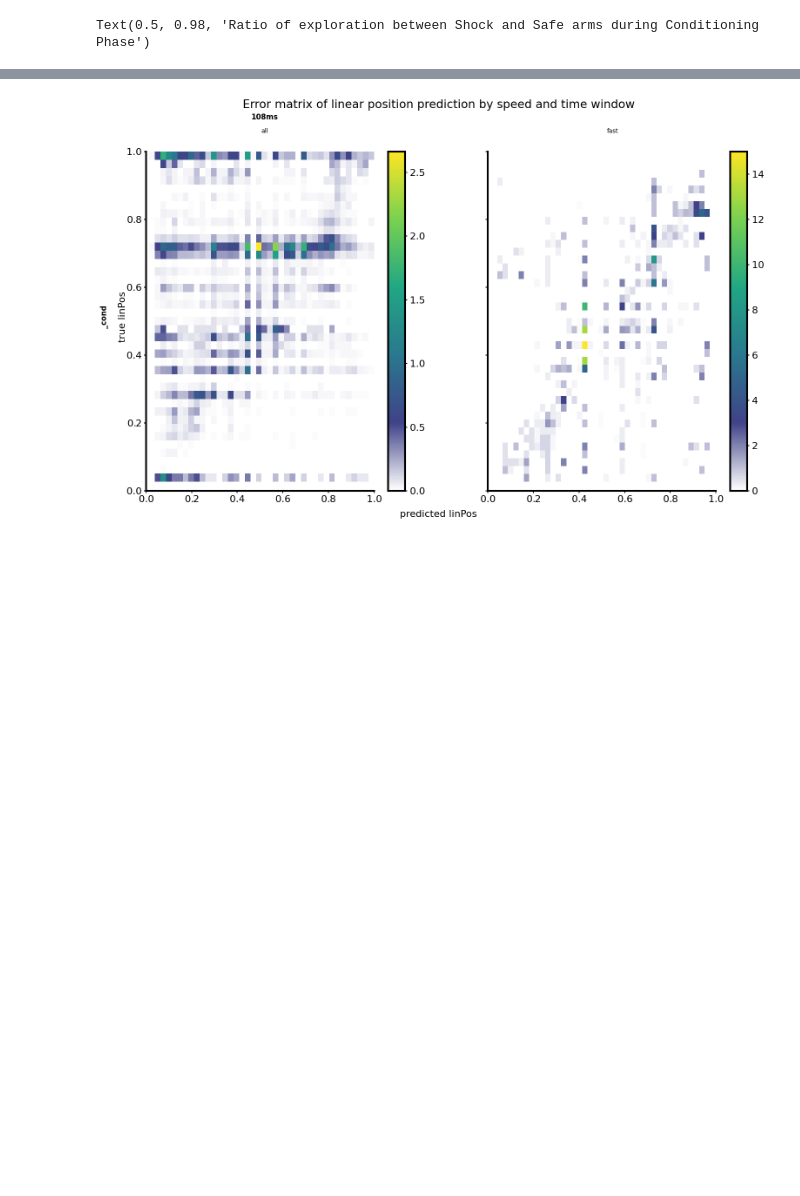
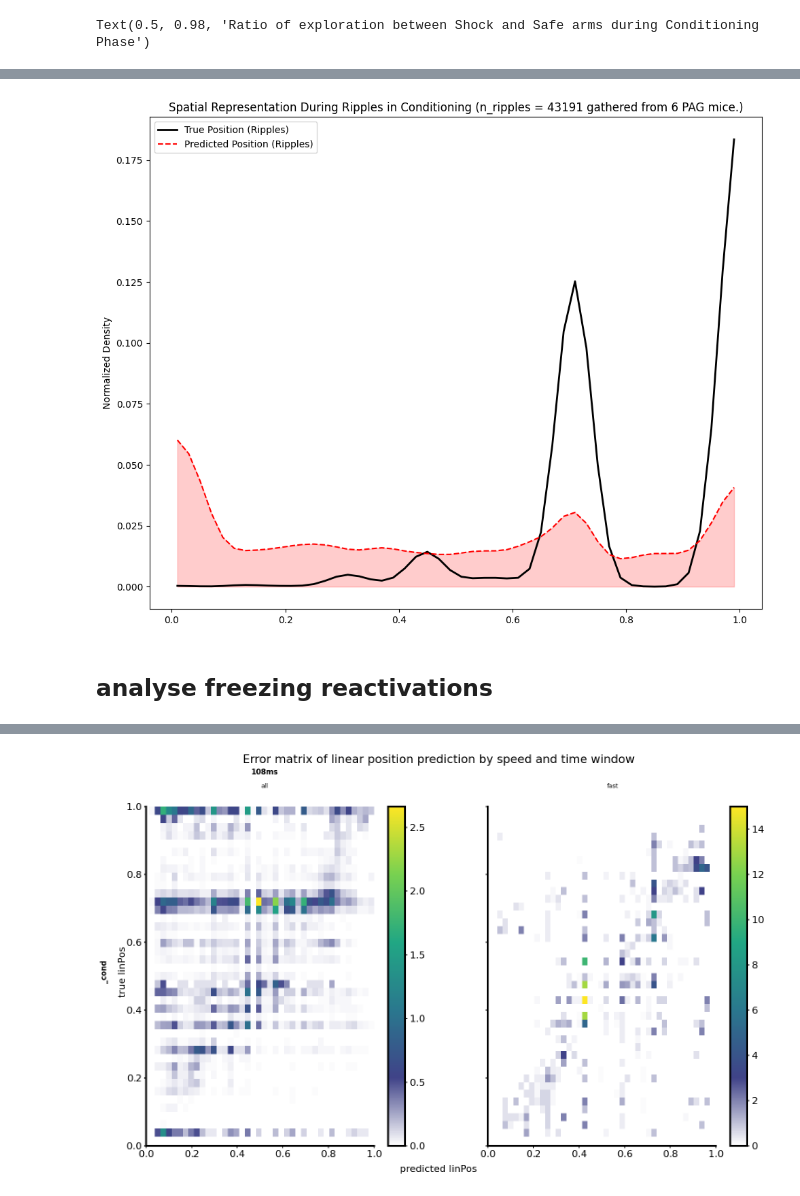
Before and after one commit to MobsLab/neuroEncoders, a Jupyter notebook: notebooks/NotebookKarim_ResultsLoader.ipynb, the cells around one changed output, grey strips where cells are left out. Drawn from its saved outputs; the diff is of its cells as text; code cells hidden in the pictures; blank space fills up the shorter version.

```diff
--- a/notebooks/NotebookKarim_ResultsLoader.ipynb
+++ b/notebooks/NotebookKarim_ResultsLoader.ipynb
@@ -398,0 +384,35 @@ main_dir = os.path.realpath(
+# %%
+# --- 1. Compute Baselines (Pre-phase or Non-Ripples) ---
+# We use this to see what 'normal' behavior looks like
+pre_true_dens, centers = get_1d_tuning_curve(true_pre, np.ones(len(true_pre), dtype=bool))
+pre_pred_dens, _       = get_1d_tuning_curve(predictions_pre, np.ones(len(predictions_pre), dtype=bool))
+
+# --- 2. Compute Freezing Curves (Cond-phase) ---
+ripples_true_dens, _    = get_1d_tuning_curve(true_cond, is_rip)
+ripples_pred_dens, _    = get_1d_tuning_curve(predictions_cond, is_rip)
+
+# --- 3. Visualization ---
+fig, ax1 = plt.subplots(1, 1, figsize=(10, 8), sharex=True)
+
+# Plot A: True vs Predicted during Freezing
+ax1.plot(centers, ripples_true_dens, label='True Position (Ripples)', color='black', lw=2)
+ax1.plot(centers, ripples_pred_dens, label='Predicted Position (Ripples)', color='red', linestyle='--')
+ax1.fill_between(centers, ripples_pred_dens, alpha=0.2, color='red')
+ax1.set_title(f'Spatial Representation During Ripples in Conditioning (n_ripples = {ripples_epochs.shape[0]} gathered from {loader.results_df.query("phase == 'pre' or phase == 'cond'").groupby(["mouse", "manipe"]).count().shape[0]} PAG mice.)')
+ax1.set_ylabel('Normalized Density')
+ax1.legend()
+
+# Plot B: The Deviation (Bias)
+# # Deviation = (Predicted - True). Positive means decoder over-represents that location.
+# bias = ripples_pred_dens - ripples_true_dens
+# ax2.bar(centers, bias, width=(centers[1]-centers[0]), color='purple', alpha=0.6)
+# ax2.axhline(0, color='grey', lw=1)
+# ax2.set_title('Prediction Bias (Pred - True) during Freezing in Conditioning')
+# ax2.set_xlabel('Linearized Position (0-1)')
+# ax2.set_ylabel('Bias Delta')
+plt.tight_layout()
+plt.show()
+# %% [output]
+[figure, added]
+# %% [markdown]
+## analyse freezing reactivations
```
Also changed, not shown: parts of 21 cells of this notebook, 5 other files.
